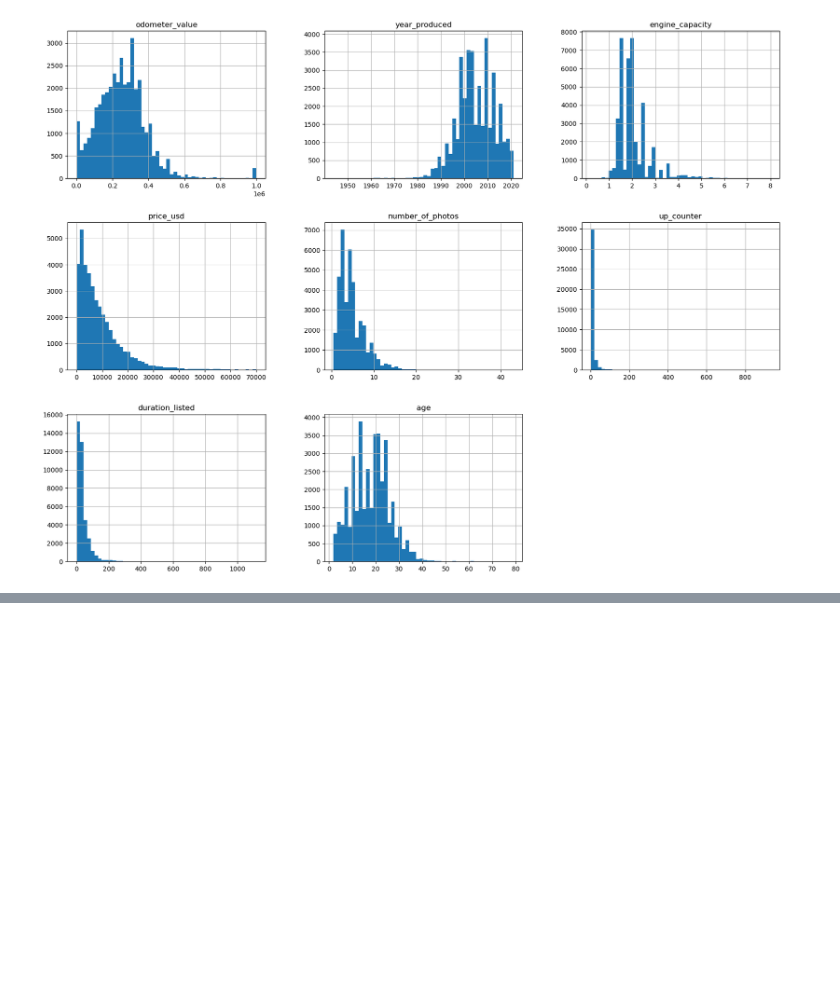
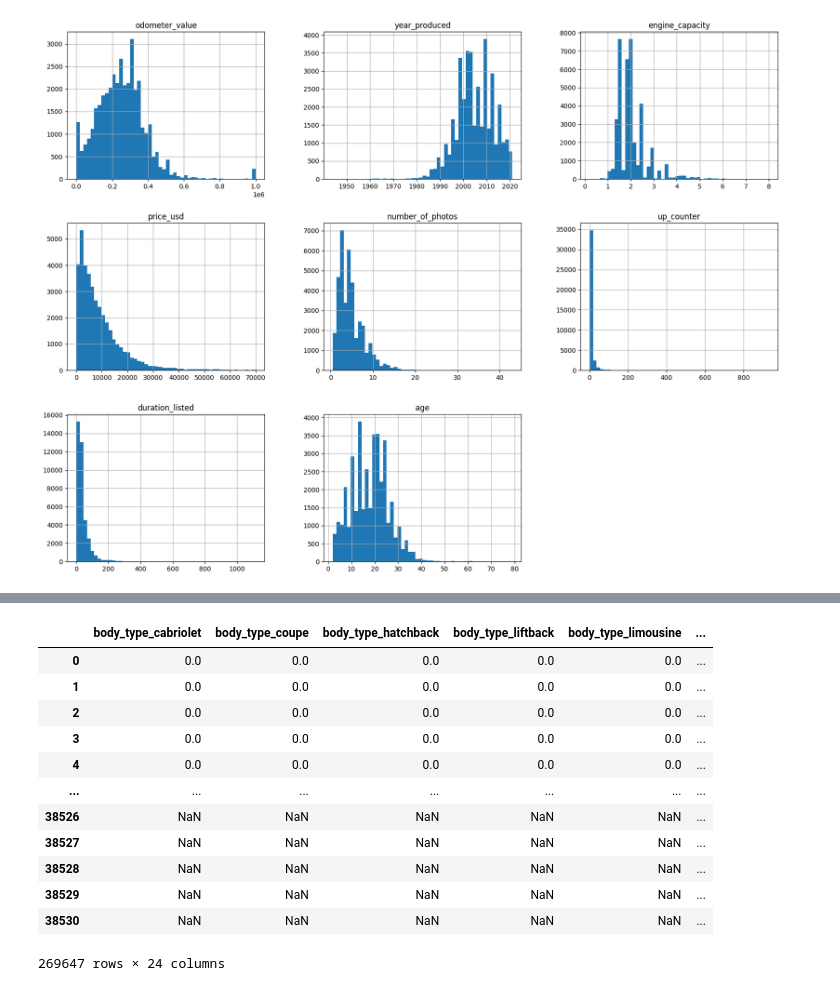
Before and after one commit to Jiffy953/School, a Jupyter notebook: School_Spring2023/Machine_Learning/usedCarPricesRegression/usedCarPrices.ipynb, the cells around one changed output, grey strips where cells are left out. Cells and saved outputs as stored; diff of their text form; code cells hidden in the pictures; blank space fills up the shorter version.

```diff
--- a/School_Spring2023/Machine_Learning/usedCarPricesRegression/usedCarPrices.ipynb
+++ b/School_Spring2023/Machine_Learning/usedCarPricesRegression/usedCarPrices.ipynb
@@ -179,0 +215,19 @@ dtype: float64
+# %%
+tempdf = pd.get_dummies(cars["engine_fuel"], prefix="engine_fuel", prefix_sep='_')
+cars_dummies = pd.concat([cars_dummies, tempdf])
+X = pd.concat([cars_dummies, scaled_cars_numeric])
+X
+# %% [output]
+|  | body_type_cabriolet | body_type_coupe | body_type_hatchback | body_type_liftback | body_type_limousine | ... |
+| 0 | 0.0 | 0.0 | 0.0 | 0.0 | 0.0 | ... |
+| 1 | 0.0 | 0.0 | 0.0 | 0.0 | 0.0 | ... |
+| 2 | 0.0 | 0.0 | 0.0 | 0.0 | 0.0 | ... |
+| 3 | 0.0 | 0.0 | 0.0 | 0.0 | 0.0 | ... |
+| 4 | 0.0 | 0.0 | 0.0 | 0.0 | 0.0 | ... |
+| ... | ... | ... | ... | ... | ... | ... |
+| 38526 | NaN | NaN | NaN | NaN | NaN | ... |
+| 38527 | NaN | NaN | NaN | NaN | NaN | ... |
+| 38528 | NaN | NaN | NaN | NaN | NaN | ... |
+| 38529 | NaN | NaN | NaN | NaN | NaN | ... |
+| 38530 | NaN | NaN | NaN | NaN | NaN | ... |
+269647 rows × 24 columns
```
Also changed, not shown: parts of 14 cells of this notebook, 1 other file.
